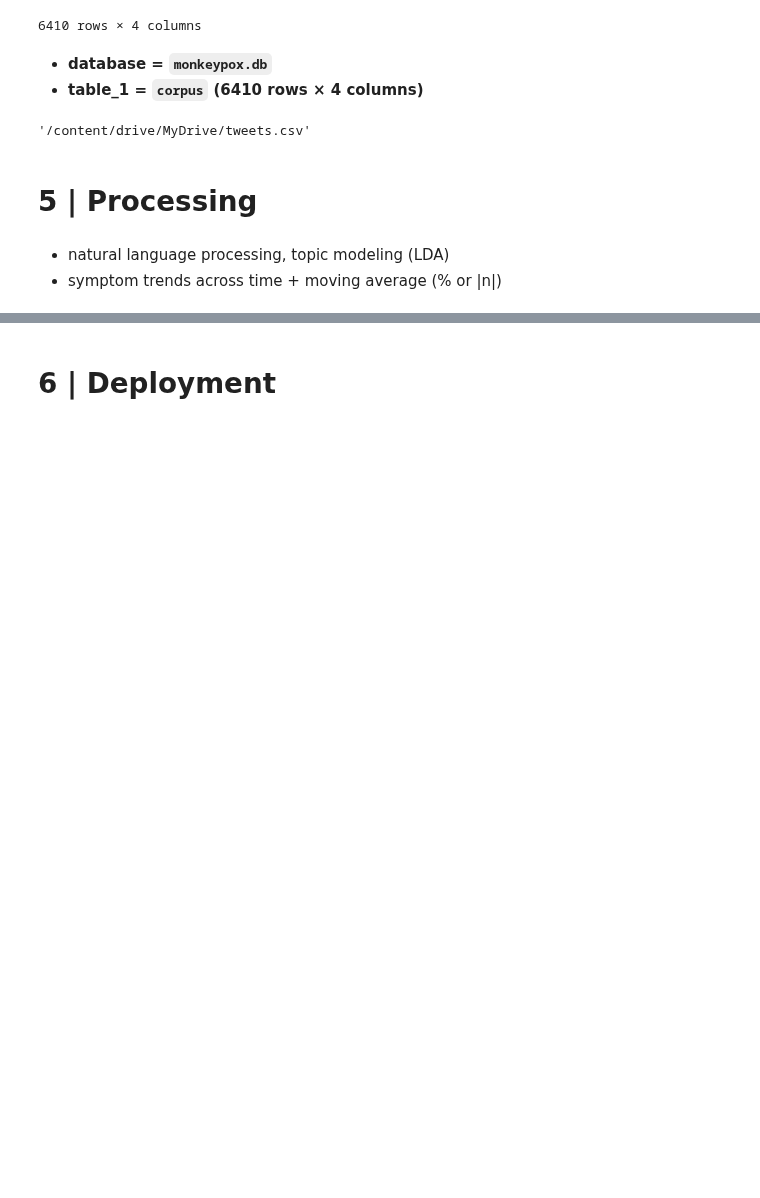
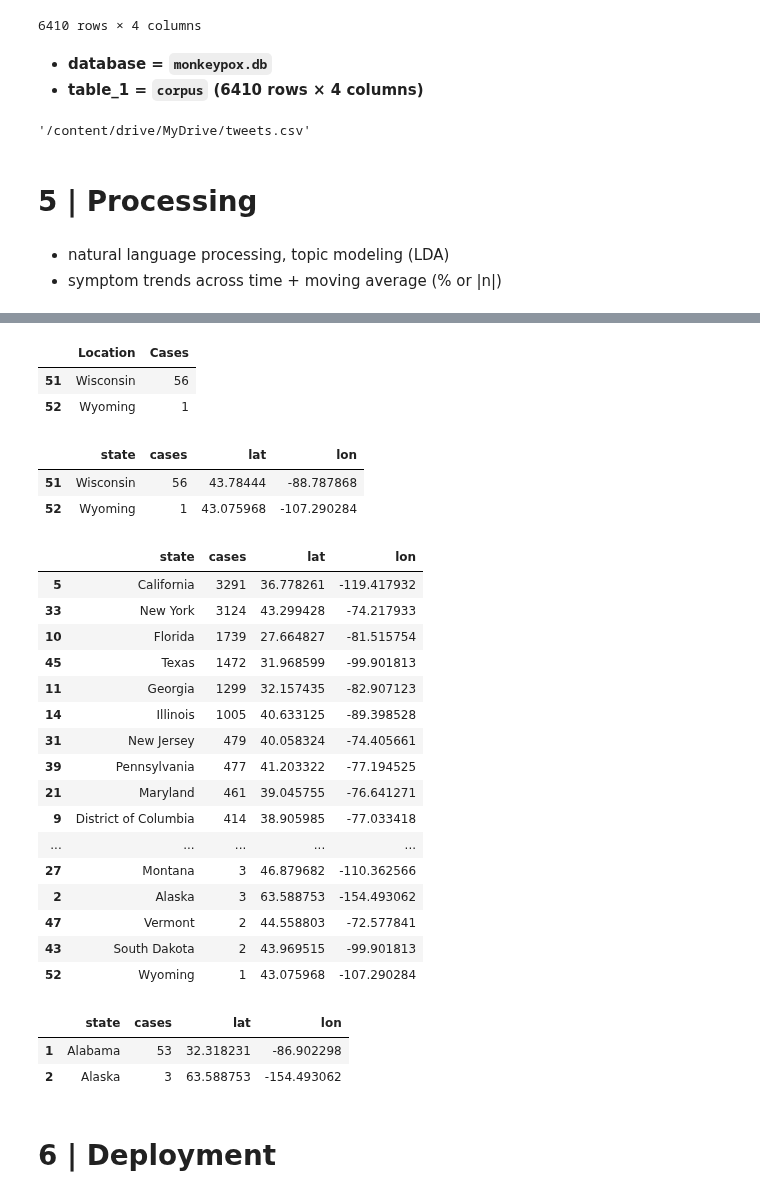
Before and after one commit to slp22/data-engineering-project, a Jupyter notebook: engineering_monkeypox_mvp.ipynb, the cells around one changed output, grey strips where cells are left out. Saved outputs shown, nothing was run; the diff lists cells and outputs as text; code cells hidden in the pictures; blank space fills up the shorter version.

```diff
--- a/engineering_monkeypox_mvp.ipynb
+++ b/engineering_monkeypox_mvp.ipynb
@@ -26,0 +29,16 @@ from sqlite3 import connect
+# %%
+# mount drive
+from google.colab import drive
+drive.mount('/content/drive')
+
+# authorize access
+from google.colab import auth
+auth.authenticate_user()
+
+# read in from Google Sheets
+
+import gspread
+from google.auth import default
+creds, _ = default()
+
+gc = gspread.authorize(creds)
@@ -468,0 +506,59 @@ shutil.copyfile('/content/tweets.csv', '/content/drive/MyDrive/tweets.csv')
+# %%
+# import sheet with US case count by state
+# data source: https://www.cdc.gov/poxvirus/monkeypox/response/2022/us-map.html
+
+worksheet = gc.open('2022-US-mpx-cases-by-state').sheet1
+rows = worksheet.get_all_values()
+cases = pd.DataFrame.from_records(rows)
+
+cases.columns = cases.iloc[0]
+cases.drop([0], inplace=True)
+cases.drop(['AsOf', 'Case Range'], axis=1, inplace=True)
+cases.sort_values(by=['Location'], inplace=True)
+
+cases.tail(2)
+# %% [output]
+|  | Location | Cases |
+| 51 | Wisconsin | 56 |
+| 52 | Wyoming | 1 |
+# %%
+# US case count by state (long + lat)
+map_data = pd.concat([states, cases], axis=1)
+map_data = map_data[['Location', 'Cases', 'lat', 'lon' ]]
+map_data = map_data.rename(columns={'Location': 'state', 'Cases':'cases'})
+
+map_data.tail(2)
+# map_data.info()
+# %% [output]
+|  | state | cases | lat | lon |
+| 51 | Wisconsin | 56 | 43.78444 | -88.787868 |
+| 52 | Wyoming | 1 | 43.075968 | -107.290284 |
+# %%
+map_data = map_data.astype({'cases':'int'})
+
+map_data.sort_values(by=['cases'], ascending=False)
+# map_data.sort_values(by=['latitude'], ascending=False)
+# %% [output]
+|  | state | cases | lat | lon |
+| 5 | California | 3291 | 36.778261 | -119.417932 |
+| 33 | New York | 3124 | 43.299428 | -74.217933 |
+| 10 | Florida | 1739 | 27.664827 | -81.515754 |
+| 45 | Texas | 1472 | 31.968599 | -99.901813 |
+| 11 | Georgia | 1299 | 32.157435 | -82.907123 |
+| 14 | Illinois | 1005 | 40.633125 | -89.398528 |
+| 31 | New Jersey | 479 | 40.058324 | -74.405661 |
+| 39 | Pennsylvania | 477 | 41.203322 | -77.194525 |
+| 21 | Maryland | 461 | 39.045755 | -76.641271 |
+| 9 | District of Columbia | 414 | 38.905985 | -77.033418 |
+| ... | ... | ... | ... | ... |
+| 27 | Montana | 3 | 46.879682 | -110.362566 |
+| 2 | Alaska | 3 | 63.588753 | -154.493062 |
+| 47 | Vermont | 2 | 44.558803 | -72.577841 |
+| 43 | South Dakota | 2 | 43.969515 | -99.901813 |
+| 52 | Wyoming | 1 | 43.075968 | -107.290284 |
+# %%
+map_data.head(2)
+# %% [output]
+|  | state | cases | lat | lon |
+| 1 | Alabama | 53 | 32.318231 | -86.902298 |
+| 2 | Alaska | 3 | 63.588753 | -154.493062 |
```
Also changed, not shown: parts of 28 cells of this notebook.
